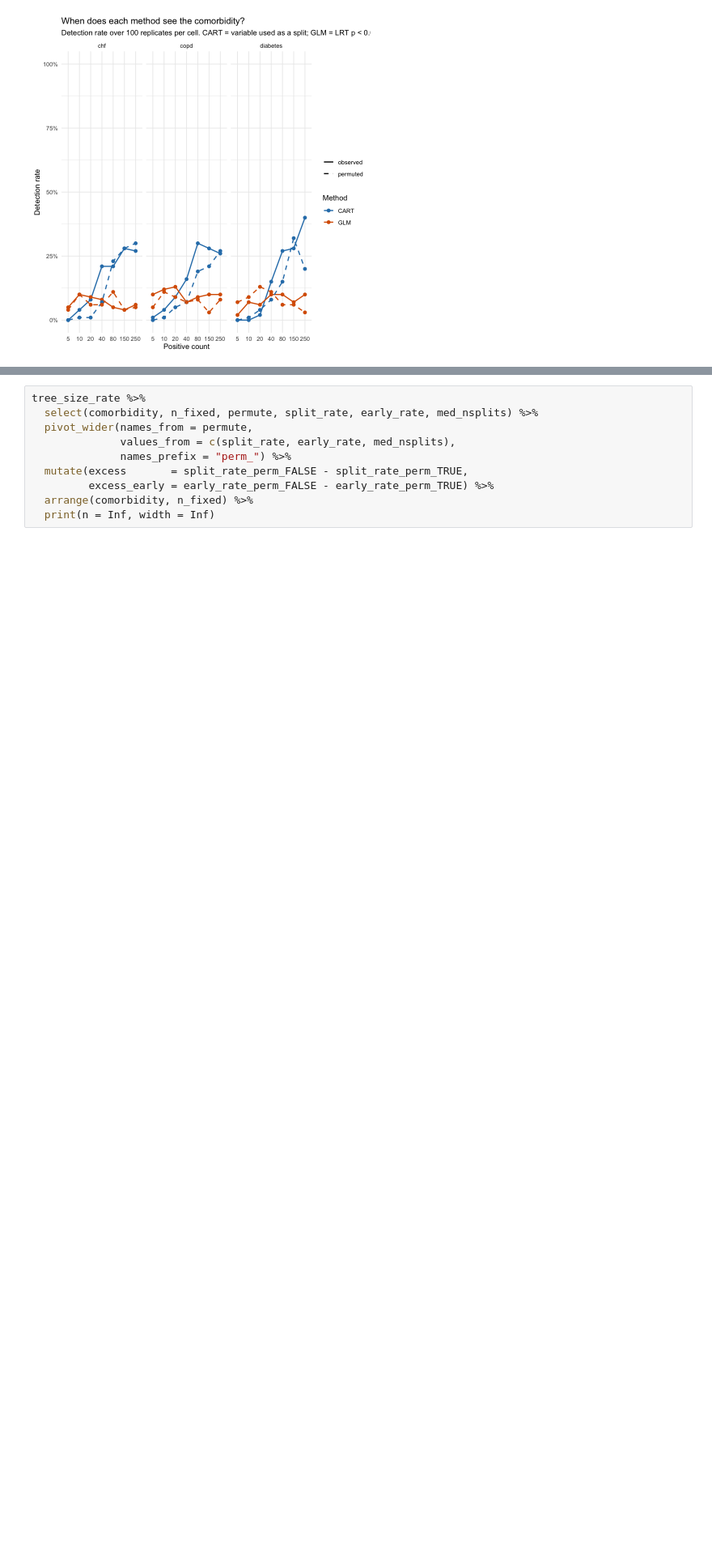
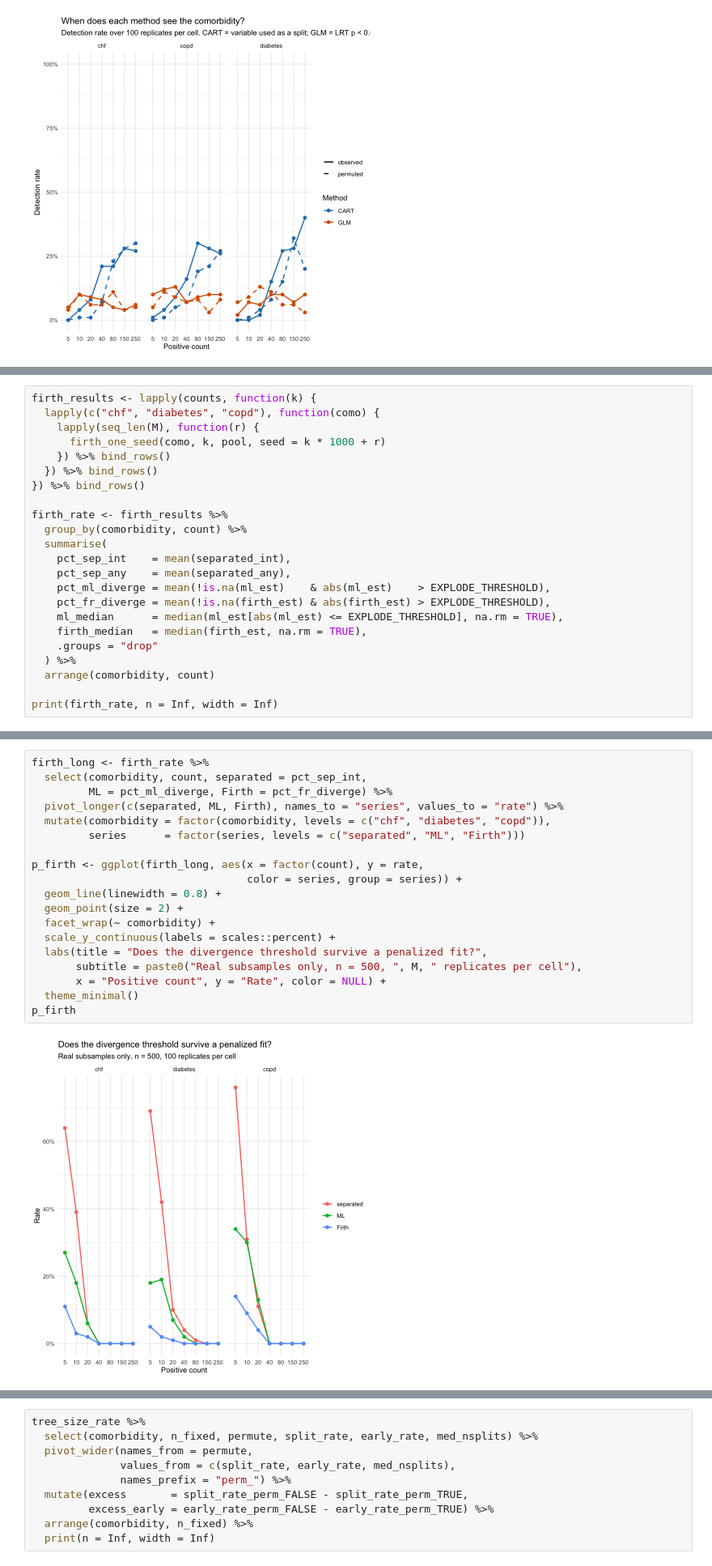
Before and after one commit to ShengPeiWilliam/mimic-synthetic-fidelity, a Jupyter notebook: code/tree-structure-diagnosis.ipynb, the cells around one changed output, grey strips where cells are left out. Shown at 81% size. Cells and saved outputs as stored; diff of their text form; blank space fills up the shorter version.

Commit message:
feat: pool the tree diagnostic into a conditional logit model

```diff
--- a/code/tree-structure-diagnosis.ipynb
+++ b/code/tree-structure-diagnosis.ipynb
@@ -313,0 +476,23 @@ ggplot(detect_long, aes(x = factor(count), y = detect_rate,
+# %%
+firth_results <- lapply(counts, function(k) {
+  lapply(c("chf", "diabetes", "copd"), function(como) {
+    lapply(seq_len(M), function(r) {
+      firth_one_seed(como, k, pool, seed = k * 1000 + r)
+    }) %>% bind_rows()
+  }) %>% bind_rows()
+}) %>% bind_rows()
+
+firth_rate <- firth_results %>%
+  group_by(comorbidity, count) %>%
+  summarise(
+    pct_sep_int    = mean(separated_int),
+    pct_sep_any    = mean(separated_any),
+    pct_ml_diverge = mean(!is.na(ml_est)    & abs(ml_est)    > EXPLODE_THRESHOLD),
+    pct_fr_diverge = mean(!is.na(firth_est) & abs(firth_est) > EXPLODE_THRESHOLD),
+    ml_median      = median(ml_est[abs(ml_est) <= EXPLODE_THRESHOLD], na.rm = TRUE),
+    firth_median   = median(firth_est, na.rm = TRUE),
+    .groups = "drop"
+  ) %>%
+  arrange(comorbidity, count)
+
+print(firth_rate, n = Inf, width = Inf)
@@ -314,3 +535,24 @@ ggplot(detect_long, aes(x = factor(count), y = detect_rate,
+# %%
+firth_long <- firth_rate %>%
+  select(comorbidity, count, separated = pct_sep_int,
+         ML = pct_ml_diverge, Firth = pct_fr_diverge) %>%
+  pivot_longer(c(separated, ML, Firth), names_to = "series", values_to = "rate") %>%
+  mutate(comorbidity = factor(comorbidity, levels = c("chf", "diabetes", "copd")),
+         series      = factor(series, levels = c("separated", "ML", "Firth")))
+
+p_firth <- ggplot(firth_long, aes(x = factor(count), y = rate,
+                                  color = series, group = series)) +
+  geom_line(linewidth = 0.8) +
+  geom_point(size = 2) +
+  facet_wrap(~ comorbidity) +
+  scale_y_continuous(labels = scales::percent) +
+  labs(title = "Does the divergence threshold survive a penalized fit?",
+       subtitle = paste0("Real subsamples only, n = 500, ", M, " replicates per cell"),
+       x = "Positive count", y = "Rate", color = NULL) +
+  theme_minimal()
+p_firth
+# %% [output]
+[figure, added]
 # %% [markdown]
 ## Size Sweep: Split Rate vs Sample Size
 
```
Also changed, not shown: parts of 8 cells of this notebook.
